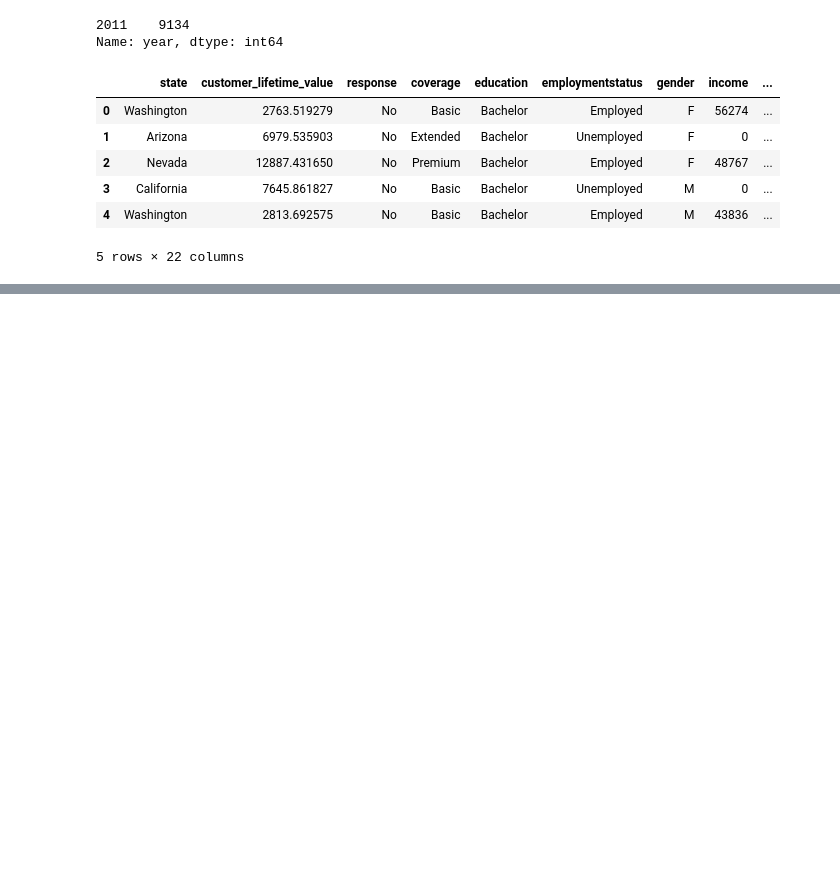
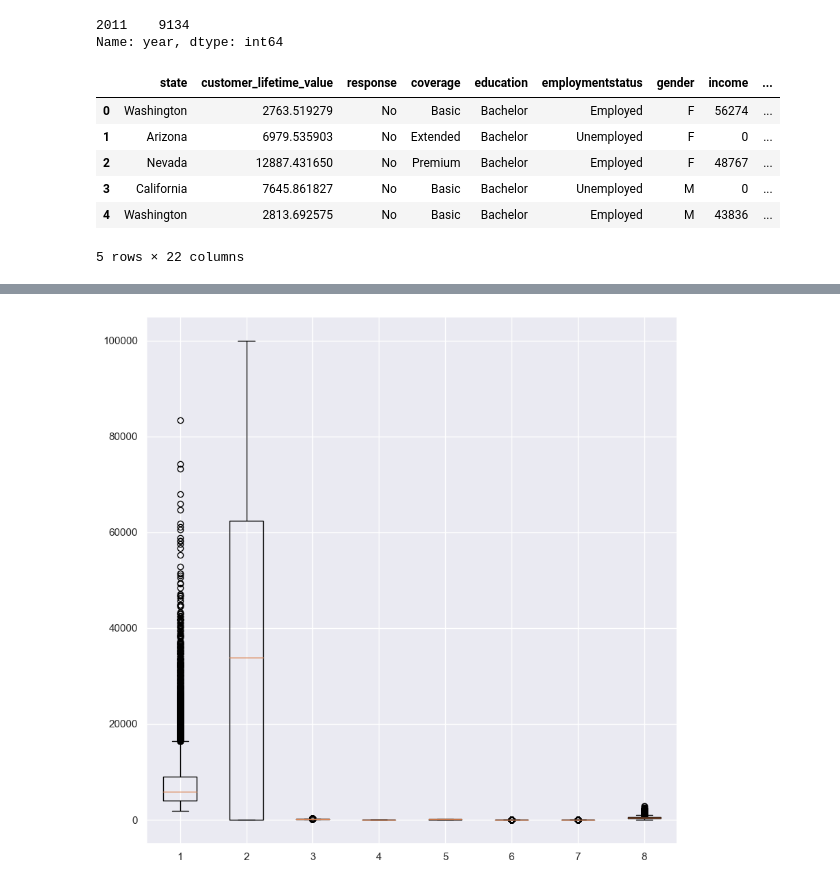
Before and after one commit to EmiliaLopez/IRONHACK_DA_LABS, a Jupyter notebook: LABS_PYTHON_IH/Lab_Cleaning_categorical_data.ipynb, the cells around one changed output, grey strips where cells are left out. Cells and saved outputs as stored; diff of their text form; code cells hidden in the pictures; blank space fills up the shorter version.

```diff
--- a/LABS_PYTHON_IH/Lab_Cleaning_categorical_data.ipynb
+++ b/LABS_PYTHON_IH/Lab_Cleaning_categorical_data.ipynb
@@ -288,0 +372,6 @@ data.head()
+# %%
+fig = plt.figure(figsize =(10, 10))
+plt.boxplot(num)
+plt.show()
+# %% [output]
+[figure, added]
```
Also changed, not shown: parts of 26 cells of this notebook.
